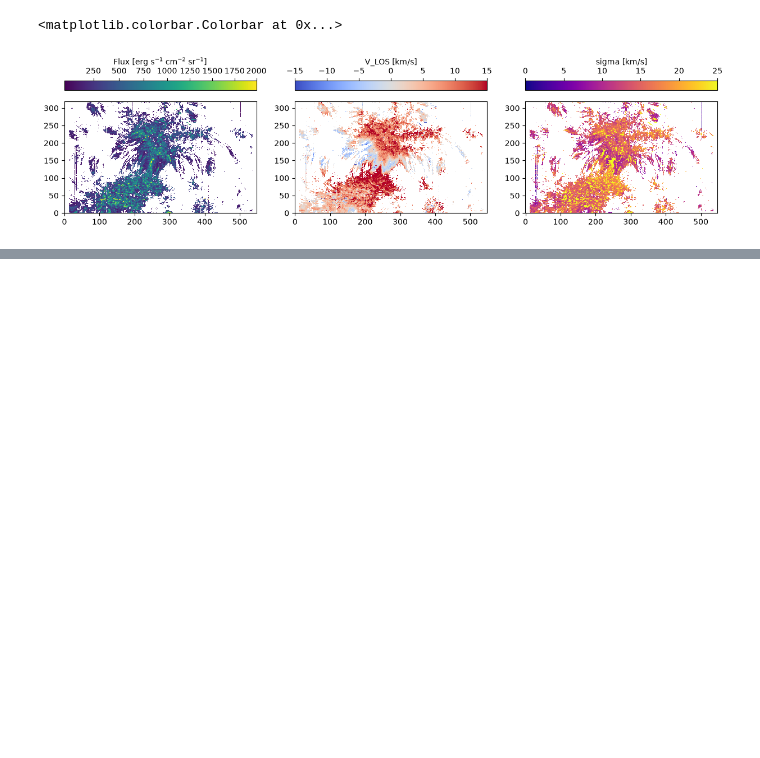
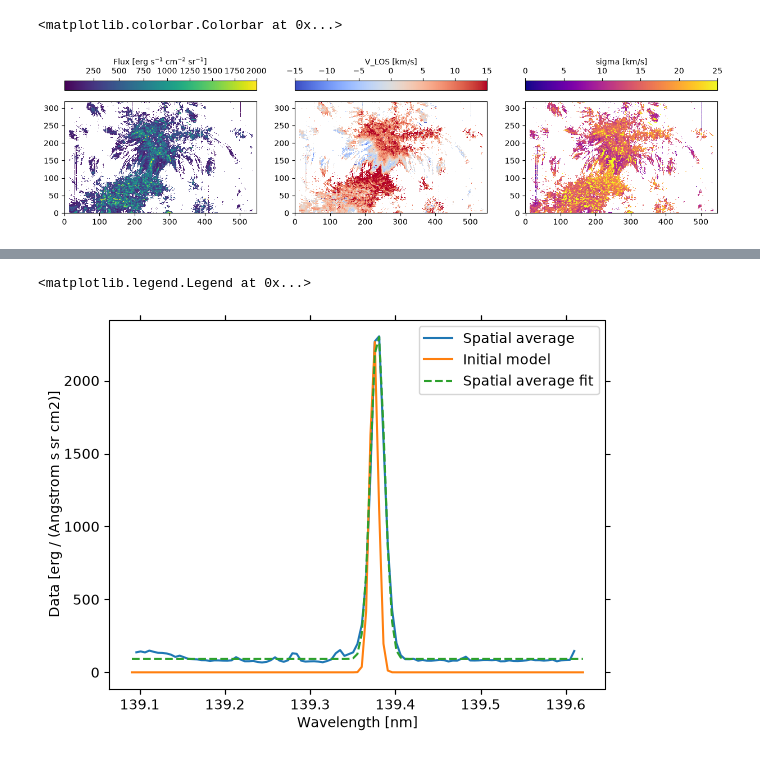
Before and after one commit to souvikita/muse_validation_pipeline, a Jupyter notebook: museval/working_codes/ar_fit_analysis.ipynb, the cells around one changed output, grey strips where cells are left out. Drawn from its saved outputs; the diff is of its cells as text; code cells hidden in the pictures; blank space fills up the shorter version.

Commit message:
[ADD] radiometric calibration IRIS

```diff
--- a/museval/working_codes/ar_fit_analysis.ipynb
+++ b/museval/working_codes/ar_fit_analysis.ipynb
@@ -379,0 +382,7 @@ np.savez(save_path+'rad_cal_iris_fit_results_1394_2020-12-27.npz', flux =net_flu
+# %%
+from irispy.utils.spectrograph import radiometric_calibration
+filename = '933f359152248bd35ab7ad75736e940f-iris_l2_20140607_120934_3820611296_raster.tar.gz'
+QS_path = '/Users/souvikb/MUSE_outputs/EIS_IRIS_QS_obs/QS_datasets/IRIS_only/IRIS_datasets/2014-06-07T12:09:00/'
+# %%
+raster_QS = read_files(QS_path+filename, memmap=False)
+raster_QS
@@ -379,0 +398,34 @@ np.savez(save_path+'rad_cal_iris_fit_results_1394_2020-12-27.npz', flux =net_flu
+# %%
+si_iv_1394 = raster_QS['Si IV 1394'][0]
+calibrated_si_iv_1394 = radiometric_calibration(si_iv_1394)
+si_iv_1394_core = 139.375 * u.nm
+lower_corner = [SpectralCoord(si_iv_1394_core), None]
+upper_corner = [SpectralCoord(si_iv_1394_core), None]
+# %%
+wl_sum = calibrated_si_iv_1394.rebin((1, 1, calibrated_si_iv_1394.data.shape[-1]), operation=np.sum)[0]
+spatial_mean = calibrated_si_iv_1394.rebin((*calibrated_si_iv_1394.data.shape[:-1], 1))[0, 0, :]
+wavelength_axis = calibrated_si_iv_1394.axis_world_coords("em.wl")[0].to(u.nm)
+core_window = np.abs(wavelength_axis - si_iv_1394_core) < 0.15 * u.nm  # adjust half-width to line width
+initial_model = m.Const1D(amplitude=1/calibrated_si_iv_1394.exposure_time.value[0] * calibrated_si_iv_1394.unit) + m.Gaussian1D(
+                    amplitude=np.nanmax(spatial_mean.data[core_window]) * calibrated_si_iv_1394.unit, mean=si_iv_1394_core, stddev=0.005 * u.nm
+                )
+
+fitter = TRFLSQFitter() #LevMarLSQFitter(): apparently it is a legacy fitter and not recommended for new code. Use LMLSQFitter() instead.
+average_fit = fitter(
+                    initial_model,
+                    wavelength_axis,
+                    # spatial_mean.axis_world_coords("em.wl")[0].to(u.nm),
+                    spatial_mean.data * spatial_mean.unit,
+                    filter_non_finite = True,  # Allow fitting with non-finite values
+                )
+filtered_data = np.where(calibrated_si_iv_1394.data < 0, 0, calibrated_si_iv_1394.data)
+filtered_data = np.where(np.isfinite(filtered_data), filtered_data, 0)
+# %%
+fig = plt.figure()
+ax = spatial_mean.plot(label="Spatial average")
+ax.plot(initial_model(wavelength_axis), label="Initial model")
+ax.plot(average_fit(wavelength_axis), linestyle="--", label="Spatial average fit")
+plt.legend()
+# %% [output]
+<matplotlib.legend.Legend at 0x...>
+[figure, added]
```
Also changed, not shown: parts of 7 cells of this notebook.
